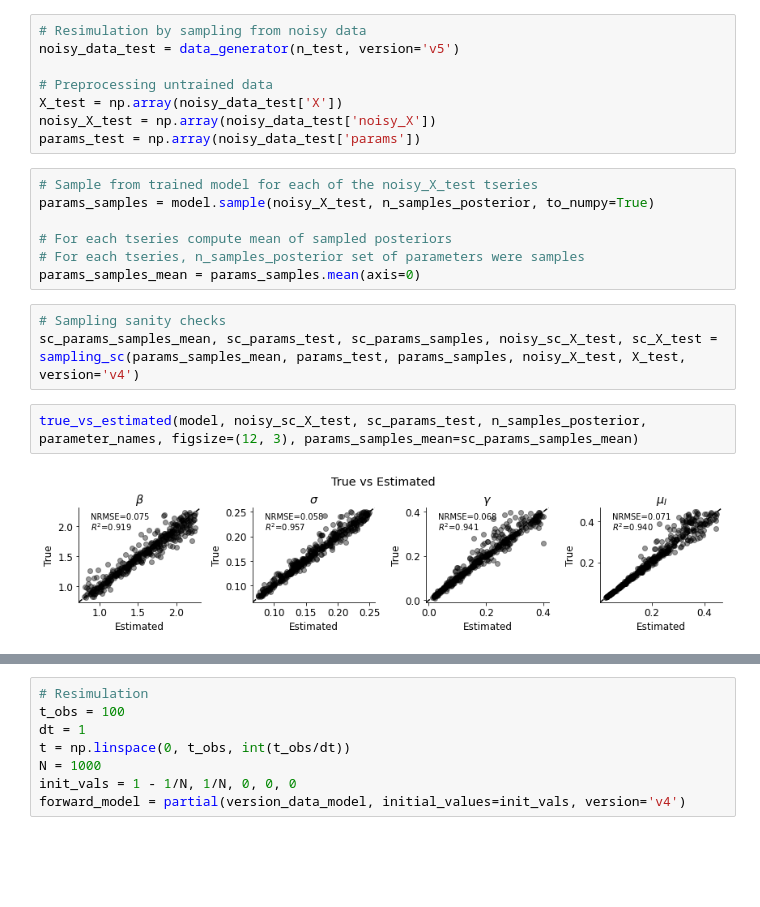
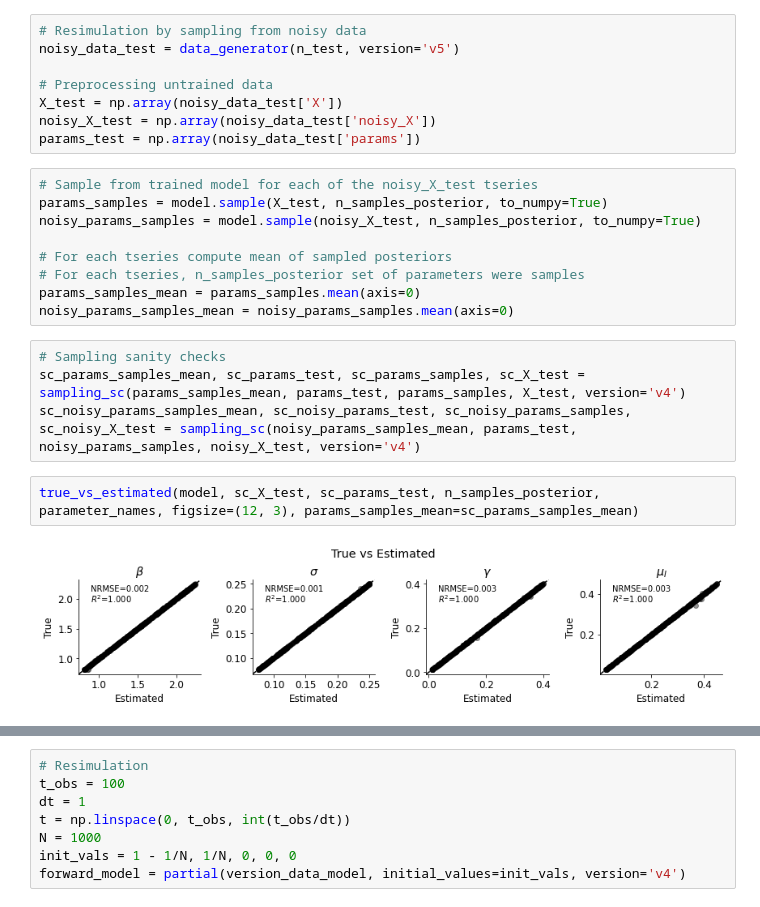
Before and after one commit to juan190199/BachelorThesis, a Jupyter notebook: notebooks/bayesflow_parameter_estimation_v4.ipynb, the cells around one changed output, grey strips where cells are left out. Cells and saved outputs as stored; diff of their text form; blank space fills up the shorter version.

Commit message:
~// Notebook v4: Training the network with non-noisy data + Resimulating with noisy and non-noisy data

```diff
--- a/notebooks/bayesflow_parameter_estimation_v4.ipynb
+++ b/notebooks/bayesflow_parameter_estimation_v4.ipynb
@@ -202,15 +202,18 @@ noisy_X_test = np.array(noisy_data_test['noisy_X'])
 params_test = np.array(noisy_data_test['params'])
 # %%
 # Sample from trained model for each of the noisy_X_test tseries
-params_samples = model.sample(noisy_X_test, n_samples_posterior, to_numpy=True)
+params_samples = model.sample(X_test, n_samples_posterior, to_numpy=True)
+noisy_params_samples = model.sample(noisy_X_test, n_samples_posterior, to_numpy=True)
 
 # For each tseries compute mean of sampled posteriors
 # For each tseries, n_samples_posterior set of parameters were samples
 params_samples_mean = params_samples.mean(axis=0)
+noisy_params_samples_mean = noisy_params_samples.mean(axis=0)
 # %%
 # Sampling sanity checks
-sc_params_samples_mean, sc_params_test, sc_params_samples, noisy_sc_X_test, sc_X_test = sampling_sc(params_samples_mean, params_test, params_samples, noisy_X_test, X_test, version='v4')
+sc_params_samples_mean, sc_params_test, sc_params_samples, sc_X_test = sampling_sc(params_samples_mean, params_test, params_samples, X_test, version='v4')
+sc_noisy_params_samples_mean, sc_noisy_params_test, sc_noisy_params_samples, sc_noisy_X_test = sampling_sc(noisy_params_samples_mean, params_test, noisy_params_samples, noisy_X_test, version='v4')
 # %%
-true_vs_estimated(model, noisy_sc_X_test, sc_params_test, n_samples_posterior, parameter_names, figsize=(12, 3), params_samples_mean=sc_params_samples_mean)
+true_vs_estimated(model, sc_X_test, sc_params_test, n_samples_posterior, parameter_names, figsize=(12, 3), params_samples_mean=sc_params_samples_mean)
 # %% [output]
-[figure, old version]
+[figure, new version]
```
Also changed, not shown: parts of 14 cells of this notebook.
